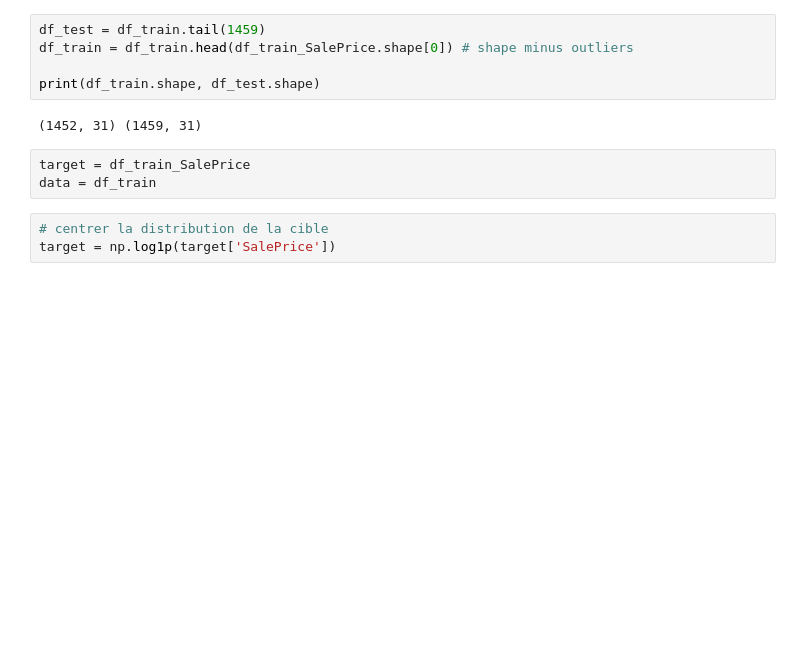
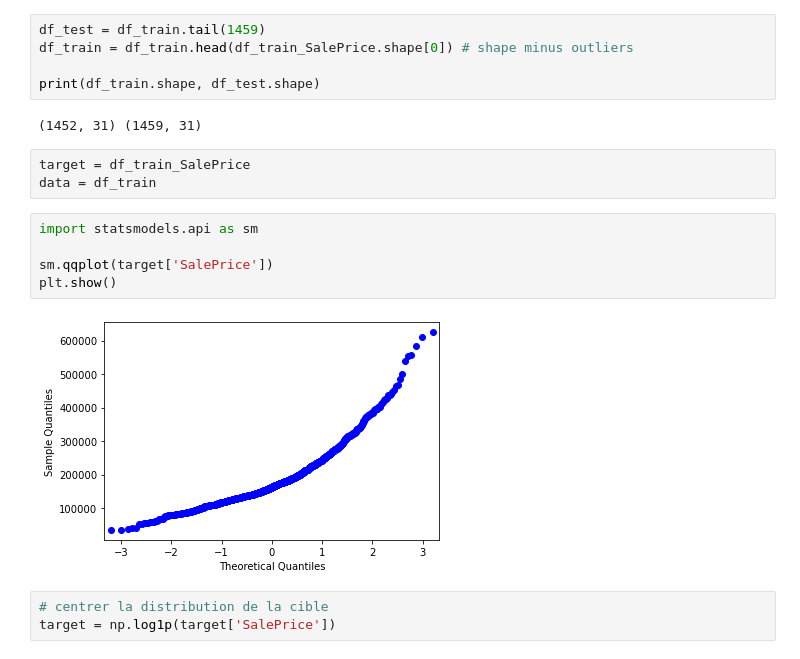
Before and after one commit to NandoGoncalves/House_Prices, a Jupyter notebook: house-prices_f00.ipynb, the cells around one changed output. Cells and saved outputs as stored; diff of their text form; blank space fills up the shorter version.

```diff
--- a/house-prices_f00.ipynb
+++ b/house-prices_f00.ipynb
@@ -263,6 +263,13 @@ print(df_train.shape, df_test.shape)
 # %%
 target = df_train_SalePrice
 data = df_train
+# %%
+import statsmodels.api as sm
+
+sm.qqplot(target['SalePrice'])
+plt.show()
+# %% [output]
+[figure, added]
 # %%
 # centrer la distribution de la cible
 target = np.log1p(target['SalePrice'])
```
Also changed, not shown: parts of 3 cells of this notebook, 4 other files.
